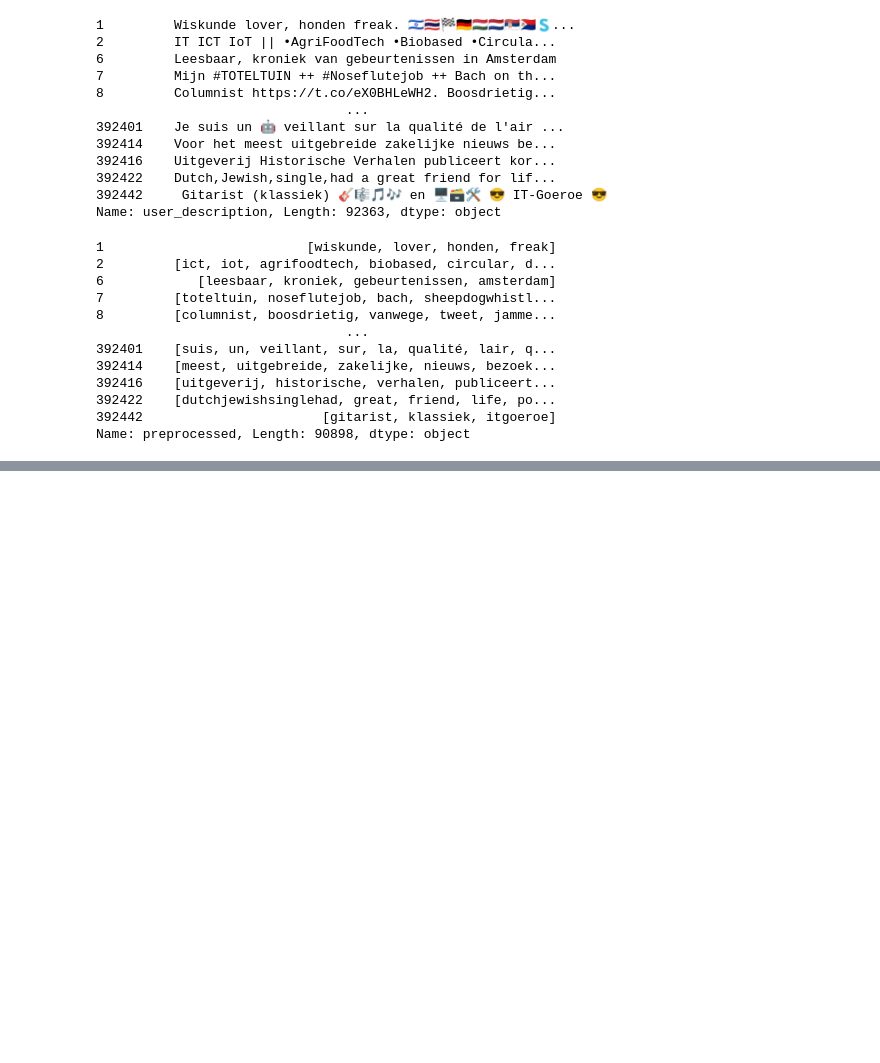
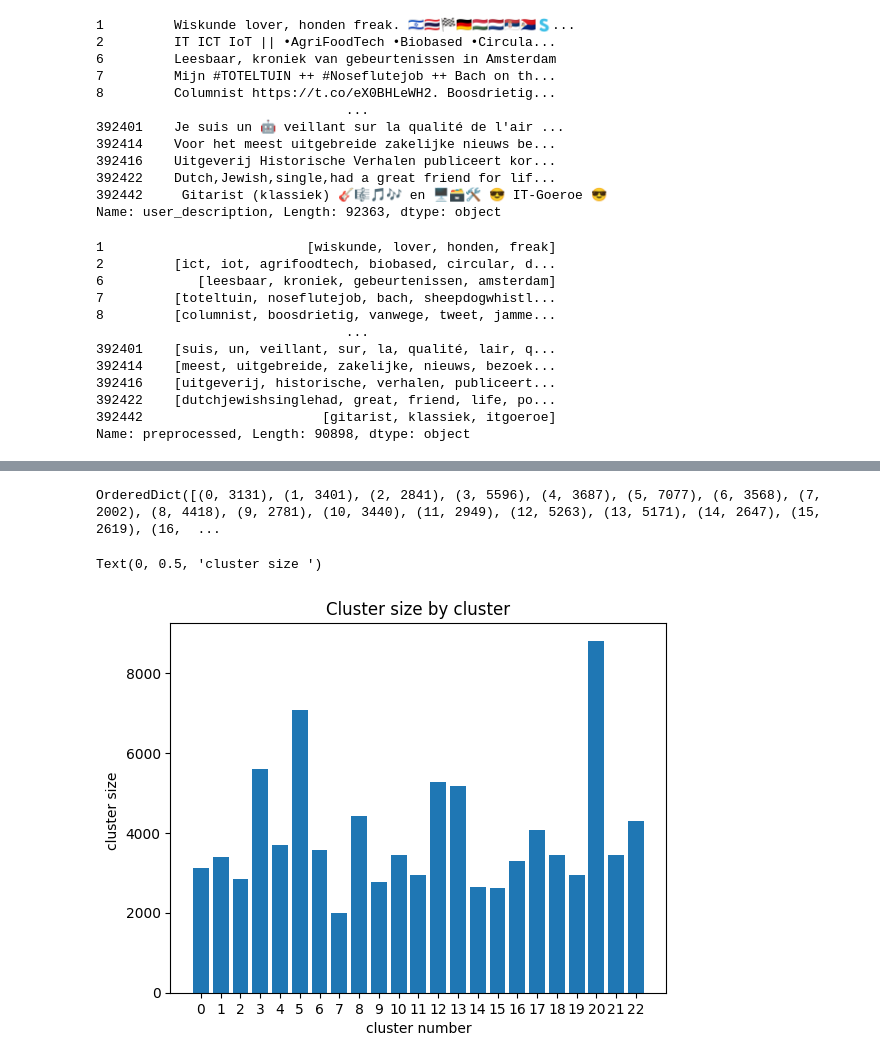
Before and after one commit to sijbrenvv/MLP, a Jupyter notebook: MLP.ipynb, the cells around one changed output, grey strips where cells are left out. Saved outputs shown, nothing was run; the diff lists cells and outputs as text; code cells hidden in the pictures; blank space fills up the shorter version.

```diff
--- a/MLP.ipynb
+++ b/MLP.ipynb
@@ -248,0 +323,17 @@ for i, value in enumerate(center_2d):
+# %%
+import collections
+# Graph option 3: ordered by number
+sorted_number_freq_dict = collections.OrderedDict(sorted(freq_dict.items()))
+print(sorted_number_freq_dict)
+
+sorted_number_cluster_number = list(sorted_number_freq_dict.keys())
+sorted_number_cluster_size = list(sorted_number_freq_dict.values())
+
+fig = plt.bar(range(len(sorted_number_freq_dict)), sorted_number_cluster_size, tick_label=sorted_number_cluster_number)
+plt.title(label= "Cluster size by cluster")
+plt.xlabel('cluster number')
+plt.ylabel('cluster size ')
+# %% [output]
+OrderedDict([(0, 3131), (1, 3401), (2, 2841), (3, 5596), (4, 3687), (5, 7077), (6, 3568), (7, 2002), (8, 4418), (9, 2781), (10, 3440), (11, 2949), (12, 5263), (13, 5171), (14, 2647), (15, 2619), (16,  ...
+Text(0, 0.5, 'cluster size ')
+[figure, added]
```
Also changed, not shown: parts of 9 cells of this notebook.
